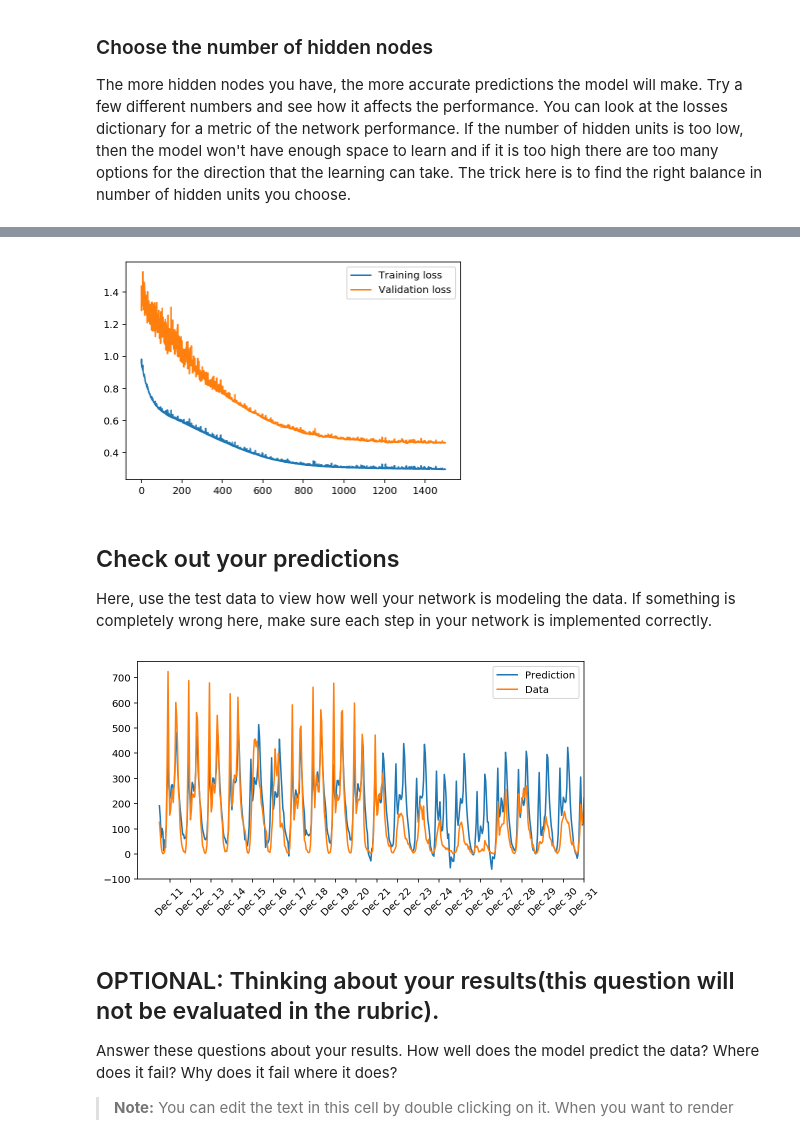
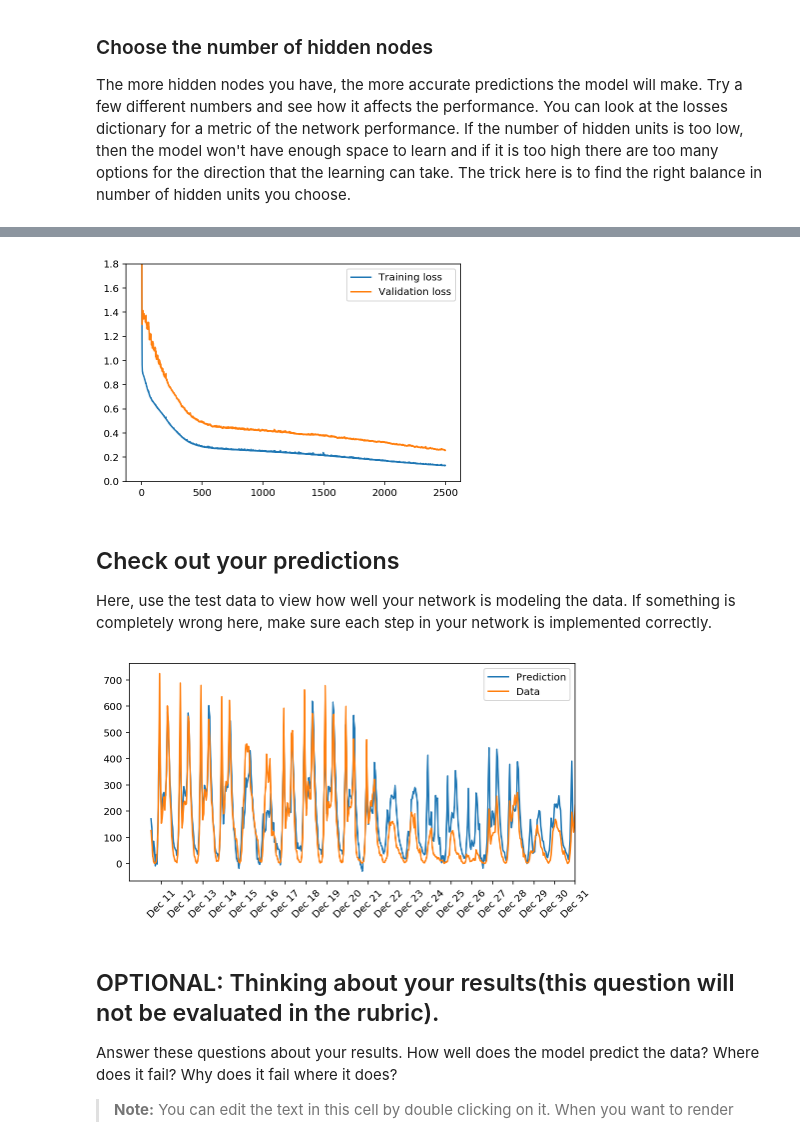
Before and after one commit to kkufieta/bike-rental-ridership, a Jupyter notebook: Your_first_neural_network.ipynb, the cells around one changed output, grey strips where cells are left out. Drawn from its saved outputs; the diff is of its cells as text; code cells hidden in the pictures.

```diff
--- a/Your_first_neural_network.ipynb
+++ b/Your_first_neural_network.ipynb
@@ -315,16 +315,17 @@ hidden_nodes = 10
 output_nodes = 1
 
 it = [1500, 2000, 2500]
-lr = [0.01, 0.02, 0.05, 0.1, 0.15, 0.2, 0.25, 0.3]
+# lr = [0.01, 0.02, 0.05, 0.1, 0.15, 0.2, 0.25, 0.3]
+lr = [0.01, 0.02, 0.05, 0.1, 0.2, 0.3]
 hn = [5, 10, 15, 20, 30, 40]
 
-N_i = train_features.shape[1]
-network = NeuralNetwork(N_i, hidden_nodes, output_nodes, learning_rate)
-
-losses = {'train':[], 'validation':[]}
 for iterations in it:
     for learning_rate in lr:
         for hidden_nodes in hn:
+            N_i = train_features.shape[1]
+            network = NeuralNetwork(N_i, hidden_nodes, output_nodes, learning_rate)
+
+            losses = {'train':[], 'validation':[]}
             print("iterations:", iterations, ", learning rate:", learning_rate, \
                   ", hidden nodes:", hidden_nodes)
             for ii in range(iterations):
@@ -367,8 +368,8 @@ Progress: 100.0% ... Training loss: 0.043 ... Validation loss: 0.212
 import sys
 
 ### Set the hyperparameters here ###
-iterations = 1500
-learning_rate = 0.1
+iterations = 2500
+learning_rate = 0.3
 hidden_nodes = 40
 output_nodes = 1
 
@@ -398,10 +399,11 @@ Progress: 99.9% ... Training loss: 0.297 ... Validation loss: 0.462
 # %%
 plt.plot(losses['train'], label='Training loss')
 plt.plot(losses['validation'], label='Validation loss')
+plt.ylim(0, 1.8)
 plt.legend()
 _ = plt.ylim()
 # %% [output]
-[figure, old version]
+[figure, new version]
 # %% [markdown]
 ## Check out your predictions
 
@@ -421,7 +423,7 @@ dates = dates.apply(lambda d: d.strftime('%b %d'))
 ax.set_xticks(np.arange(len(dates))[12::24])
 _ = ax.set_xticklabels(dates[12::24], rotation=45)
 # %% [output]
-[figure, old version]
+[figure, new version]
 # %% [markdown]
 ## OPTIONAL: Thinking about your results(this question will not be evaluated in the rubric).
 
```
Also changed, not shown: parts of 2 cells of this notebook, 1 other file.
